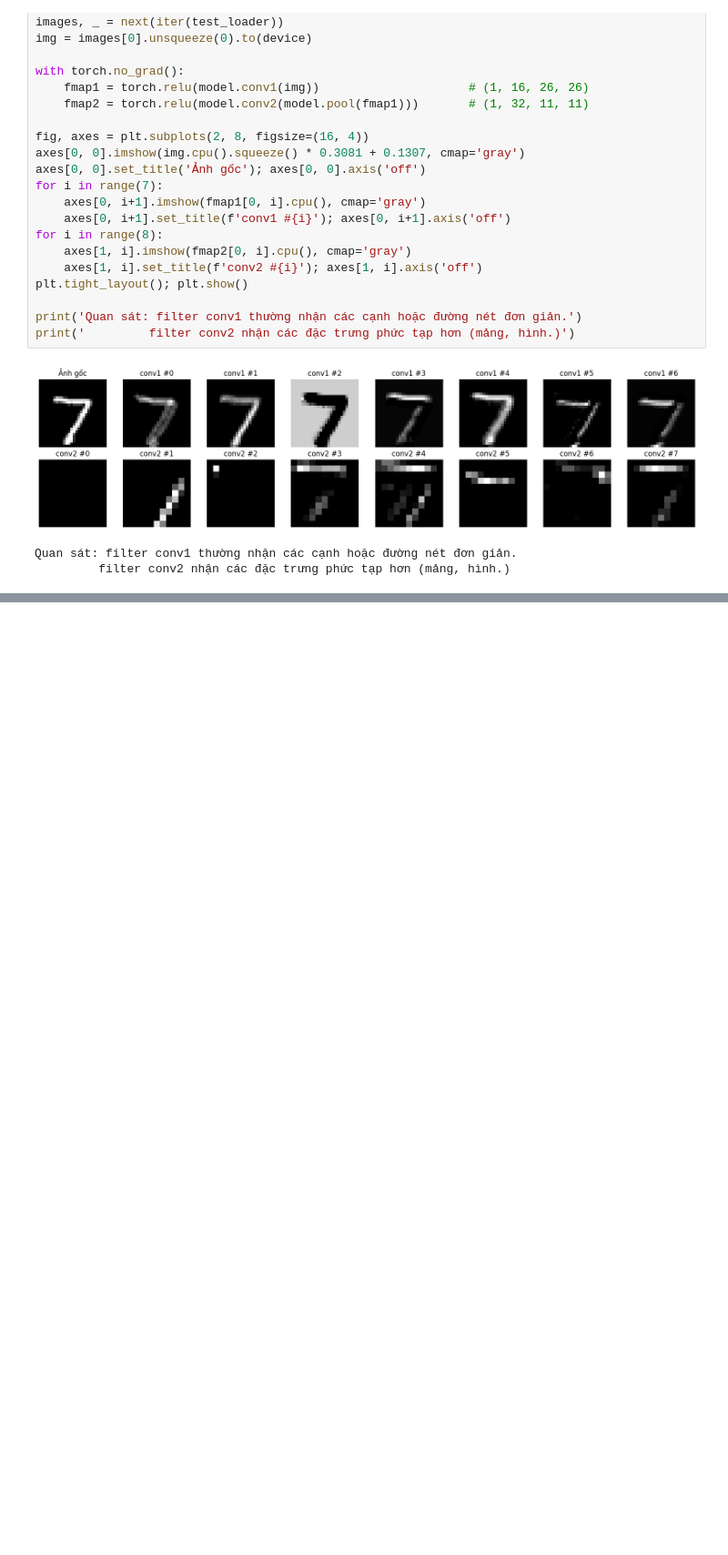
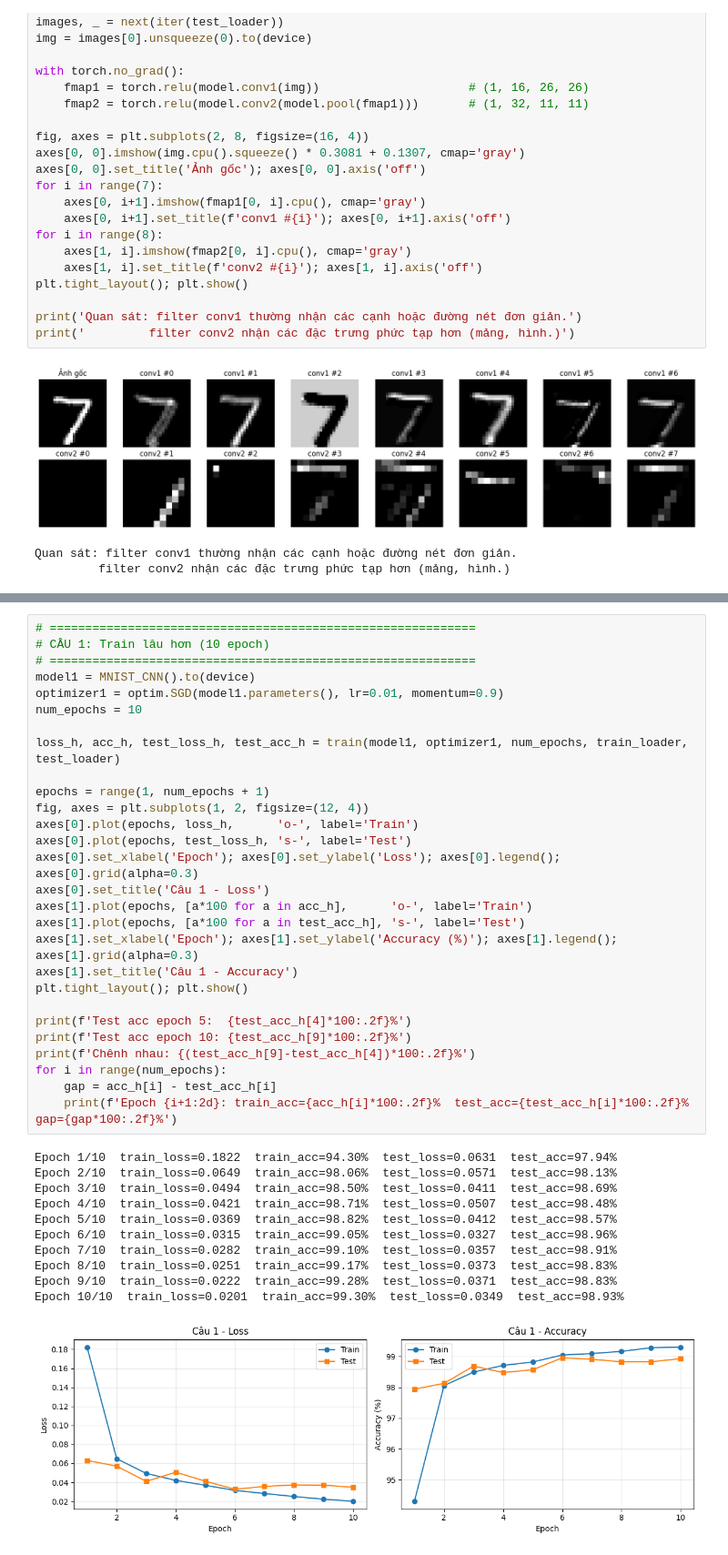
Before and after one commit to nguyndeeptry/PTDL-HS, a Jupyter notebook: LẠI TRẦN ĐÌNH NGUYÊN - 2474802010257 - LAB5.ipynb, the cells around one changed output, grey strips where cells are left out. Shown at 91% size. Cells and saved outputs as stored; diff of their text form; blank space fills up the shorter version.

```diff
--- a/LẠI TRẦN ĐÌNH NGUYÊN - 2474802010257 - LAB5.ipynb
+++ b/LẠI TRẦN ĐÌNH NGUYÊN - 2474802010257 - LAB5.ipynb
@@ -224,0 +312,40 @@ Quan sát: filter conv1 thường nhận các cạnh hoặc đường nét đơn
+# %%
+# ============================================================
+# CÂU 1: Train lâu hơn (10 epoch)
+# ============================================================
+model1 = MNIST_CNN().to(device)
+optimizer1 = optim.SGD(model1.parameters(), lr=0.01, momentum=0.9)
+num_epochs = 10
+
+loss_h, acc_h, test_loss_h, test_acc_h = train(model1, optimizer1, num_epochs, train_loader, test_loader)
+
+epochs = range(1, num_epochs + 1)
+fig, axes = plt.subplots(1, 2, figsize=(12, 4))
+axes[0].plot(epochs, loss_h,      'o-', label='Train')
+axes[0].plot(epochs, test_loss_h, 's-', label='Test')
+axes[0].set_xlabel('Epoch'); axes[0].set_ylabel('Loss'); axes[0].legend(); axes[0].grid(alpha=0.3)
+axes[0].set_title('Câu 1 - Loss')
+axes[1].plot(epochs, [a*100 for a in acc_h],      'o-', label='Train')
+axes[1].plot(epochs, [a*100 for a in test_acc_h], 's-', label='Test')
+axes[1].set_xlabel('Epoch'); axes[1].set_ylabel('Accuracy (%)'); axes[1].legend(); axes[1].grid(alpha=0.3)
+axes[1].set_title('Câu 1 - Accuracy')
+plt.tight_layout(); plt.show()
+
+print(f'Test acc epoch 5:  {test_acc_h[4]*100:.2f}%')
+print(f'Test acc epoch 10: {test_acc_h[9]*100:.2f}%')
+print(f'Chênh nhau: {(test_acc_h[9]-test_acc_h[4])*100:.2f}%')
+for i in range(num_epochs):
+    gap = acc_h[i] - test_acc_h[i]
+    print(f'Epoch {i+1:2d}: train_acc={acc_h[i]*100:.2f}%  test_acc={test_acc_h[i]*100:.2f}%  gap={gap*100:.2f}%')
+# %% [output]
+Epoch 1/10  train_loss=0.1822  train_acc=94.30%  test_loss=0.0631  test_acc=97.94%
+Epoch 2/10  train_loss=0.0649  train_acc=98.06%  test_loss=0.0571  test_acc=98.13%
+Epoch 3/10  train_loss=0.0494  train_acc=98.50%  test_loss=0.0411  test_acc=98.69%
+Epoch 4/10  train_loss=0.0421  train_acc=98.71%  test_loss=0.0507  test_acc=98.48%
+Epoch 5/10  train_loss=0.0369  train_acc=98.82%  test_loss=0.0412  test_acc=98.57%
+Epoch 6/10  train_loss=0.0315  train_acc=99.05%  test_loss=0.0327  test_acc=98.96%
+Epoch 7/10  train_loss=0.0282  train_acc=99.10%  test_loss=0.0357  test_acc=98.91%
+Epoch 8/10  train_loss=0.0251  train_acc=99.17%  test_loss=0.0373  test_acc=98.83%
+Epoch 9/10  train_loss=0.0222  train_acc=99.28%  test_loss=0.0371  test_acc=98.83%
+Epoch 10/10  train_loss=0.0201  train_acc=99.30%  test_loss=0.0349  test_acc=98.93%
+[figure, added]
```
Also changed, not shown: parts of 13 cells of this notebook.
